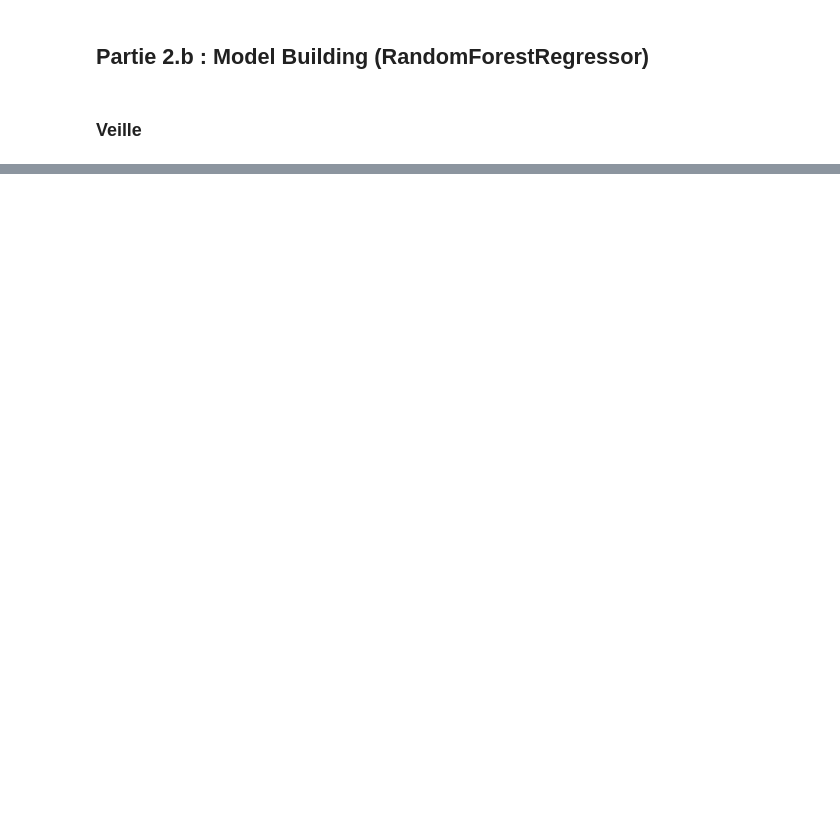
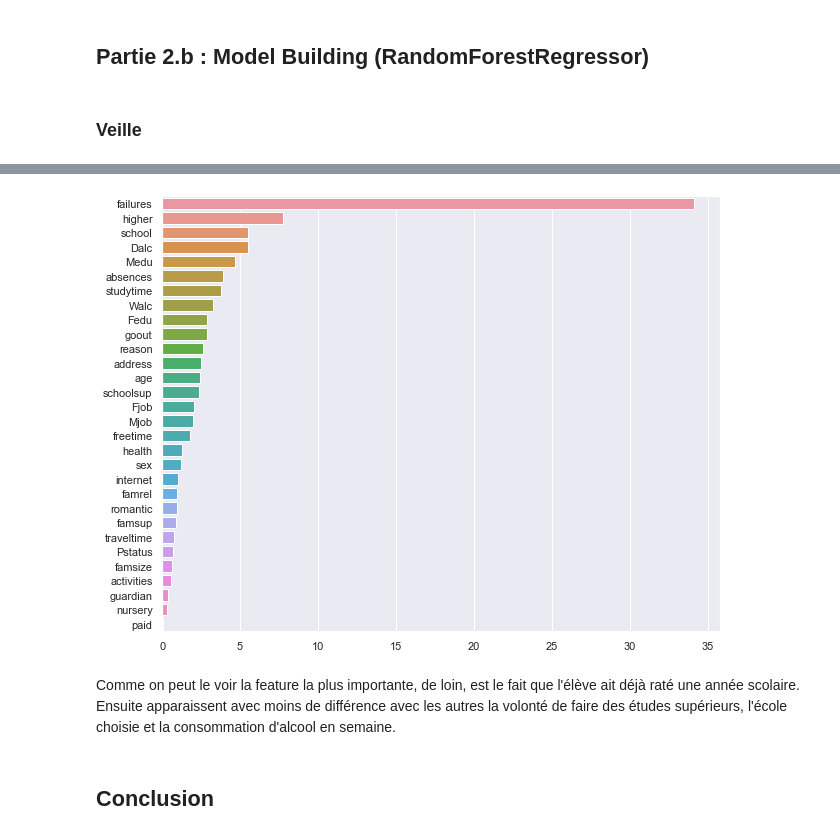
Before and after one commit to MorcilloA/Python, a Jupyter notebook: ML/projet/Projet.ipynb, the cells around one changed output, grey strips where cells are left out. Cells and saved outputs as stored; diff of their text form; code cells hidden in the pictures; blank space fills up the shorter version.

```diff
--- a/ML/projet/Projet.ipynb
+++ b/ML/projet/Projet.ipynb
@@ -255,0 +340,5 @@ columns = ["school", "sex", "age", "address", "famsize", "Pstatus", "Medu", "Fed
+# %%
+X = ds[allColumns[:-1]]
+y = ds["meanGrade"]
+X_train, X_test, y_train, y_test = train_test_split(X, y, test_size=0.2)
+"train : {} | test : {}".format(X_train.shape, X_test.shape)
@@ -255,0 +349,3 @@ columns = ["school", "sex", "age", "address", "famsize", "Pstatus", "Medu", "Fed
+# %%
+rfr = RandomForestRegressor(n_estimators=100, max_depth=5)
+rfr.fit(X_train, y_train)
@@ -255,0 +368,3 @@ columns = ["school", "sex", "age", "address", "famsize", "Pstatus", "Medu", "Fed
+# %%
+feature_imp = pd.Series(rfr.feature_importances_,index=allColumns[:-1]).sort_values(ascending=False)
+feature_imp
@@ -255,0 +389,9 @@ columns = ["school", "sex", "age", "address", "famsize", "Pstatus", "Medu", "Fed
+# %%
+fig, ax = plt.subplots(figsize=(10,8))
+ax = sns.barplot(x=feature_imp.values*100, y=feature_imp.keys())
+# %% [output]
+[figure, added]
+# %% [markdown]
+Comme on peut le voir la feature la plus importante, de loin, est le fait que l'élève ait déjà raté une année scolaire. Ensuite apparaissent avec moins de différence avec les autres la volonté de faire des études supérieurs, l'école choisie et la consommation d'alcool en semaine.
+# %% [markdown]
+## Conclusion
```
Also changed, not shown: parts of 36 cells of this notebook, 1 other file.
